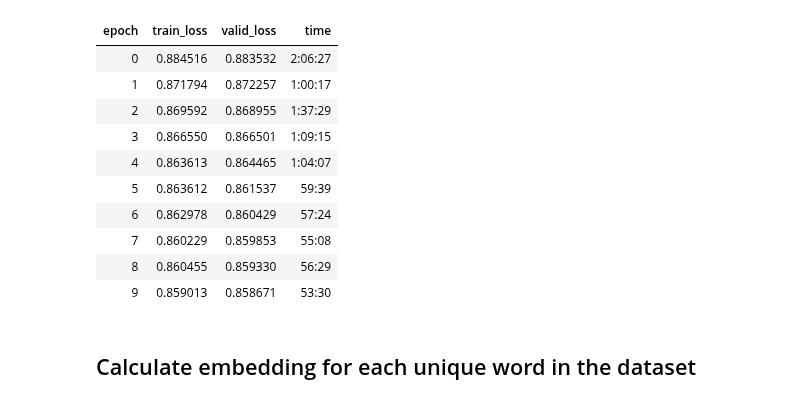
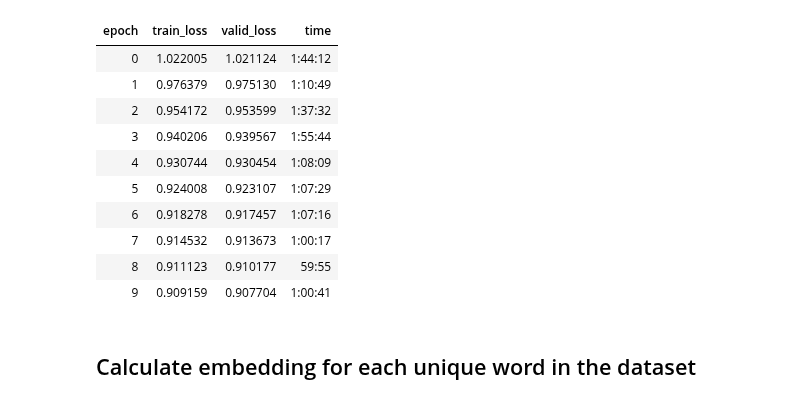
Before and after one commit to earthspecies/audio-embeddings, a Jupyter notebook: 23_speech2vec_vocab_subset_of_data_TCN_encoder_and_decoder.ipynb, the cells around one changed output. Saved outputs shown, nothing was run; the diff lists cells and outputs as text; code cells hidden in the pictures.

```diff
--- a/23_speech2vec_vocab_subset_of_data_TCN_encoder_and_decoder.ipynb
+++ b/23_speech2vec_vocab_subset_of_data_TCN_encoder_and_decoder.ipynb
@@ -85,7 +69,7 @@ class Dataset():
         return x, y
 #         return np.stack((x, y)), y
 # %%
-BS = 2048
+BS = 32
 LR = 1e-3
 NUM_WORKERS = 8
 
@@ -125,21 +109,21 @@ class Model(Module):
 
         return x
 # %%
-learn = Learner(dls.cuda(), Model().cuda(), loss_func=MSELoss(), opt_func=Adam)
+learn = Learner(dls.cuda(), Model().cuda(), loss_func=MSELoss(), opt_func=SGD)
 # %%
-learn.fit_one_cycle(10, cbs=SaveModelCallback(fname='1e-3_Adam_TCN', every_epoch=True), lr_max=1e-3)
+learn.fit(10, cbs=SaveModelCallback(fname='1e-3_SGD_TCN', every_epoch=True), lr=1e-3)
 # %% [output]
 | epoch | train_loss | valid_loss | time |
-| 0 | 0.884516 | 0.883532 | 2:06:27 |
-| 1 | 0.871794 | 0.872257 | 1:00:17 |
-| 2 | 0.869592 | 0.868955 | 1:37:29 |
-| 3 | 0.866550 | 0.866501 | 1:09:15 |
-| 4 | 0.863613 | 0.864465 | 1:04:07 |
-| 5 | 0.863612 | 0.861537 | 59:39 |
-| 6 | 0.862978 | 0.860429 | 57:24 |
-| 7 | 0.860229 | 0.859853 | 55:08 |
-| 8 | 0.860455 | 0.859330 | 56:29 |
-| 9 | 0.859013 | 0.858671 | 53:30 |
+| 0 | 1.022005 | 1.021124 | 1:44:12 |
+| 1 | 0.976379 | 0.975130 | 1:10:49 |
+| 2 | 0.954172 | 0.953599 | 1:37:32 |
+| 3 | 0.940206 | 0.939567 | 1:55:44 |
+| 4 | 0.930744 | 0.930454 | 1:08:09 |
+| 5 | 0.924008 | 0.923107 | 1:07:29 |
+| 6 | 0.918278 | 0.917457 | 1:07:16 |
+| 7 | 0.914532 | 0.913673 | 1:00:17 |
+| 8 | 0.911123 | 0.910177 | 59:55 |
+| 9 | 0.909159 | 0.907704 | 1:00:41 |
 # %% [markdown]
 ## Calculate embedding for each unique word in the dataset
 # %%
```
Also changed, not shown: parts of 12 cells of this notebook.
